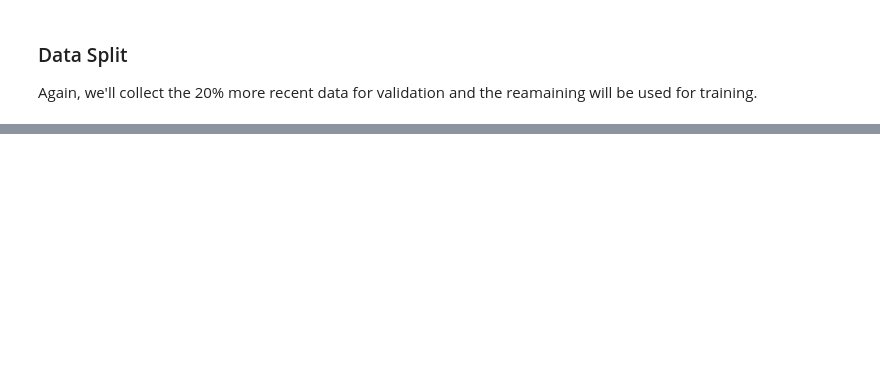
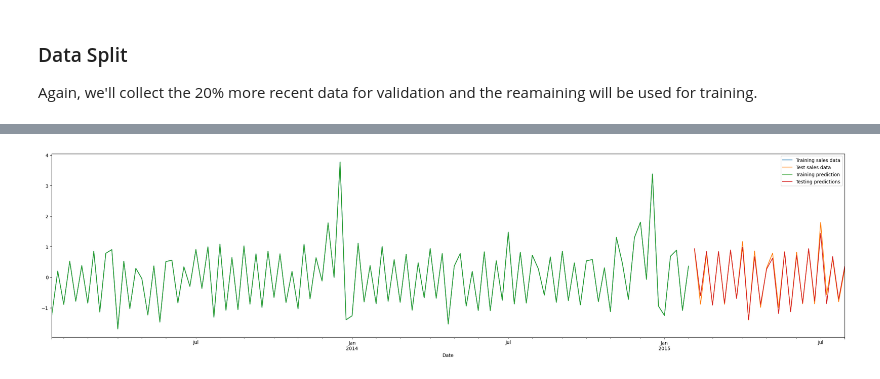
Before and after one commit to TheCamilovisk/RossmannSalesForecasting, a Jupyter notebook: XGBoost_model.ipynb, the cells around one changed output, grey strips where cells are left out. Drawn from its saved outputs; the diff is of its cells as text; code cells hidden in the pictures; blank space fills up the shorter version.

```diff
--- a/XGBoost_model.ipynb
+++ b/XGBoost_model.ipynb
@@ -241,0 +280,3 @@ display(test_df)
+# %%
+X_train, y_train = train_df.drop("Sales", axis="columns"), train_df[["Sales"]]
+X_test, y_test = test_df.drop("Sales", axis="columns"), test_df[["Sales"]]
@@ -241,0 +287,2 @@ display(test_df)
+# %%
+xgbr_regressor = XGBRegressor()
@@ -241,0 +291,2 @@ display(test_df)
+# %%
+xgbr_regressor.fit(X_train, y_train)
@@ -241,0 +307,11 @@ display(test_df)
+# %%
+train_predictions = pd.DataFrame()
+train_predictions.index = X_train.index
+train_predictions["Sales"] = xgbr_regressor.predict(X_train)
+
+test_predictions = pd.DataFrame()
+test_predictions.index = X_test.index
+test_predictions["Sales"] = xgbr_regressor.predict(X_test)
+
+display(train_predictions)
+display(test_predictions)
@@ -241,0 +351,10 @@ display(test_df)
+# %%
+ax = train_df["Sales"].plot(label="Training sales data", kind="line", figsize=(30, 7))
+test_df["Sales"].plot(label="Test sales data", kind="line", ax=ax)
+
+train_predictions["Sales"].plot(label="Training prediction", kind="line", ax=ax)
+test_predictions["Sales"].plot(label="Testing predictions", kind="line", ax=ax)
+
+plt.legend();
+# %% [output]
+[figure, added]
```
Also changed, not shown: parts of 19 cells of this notebook.
